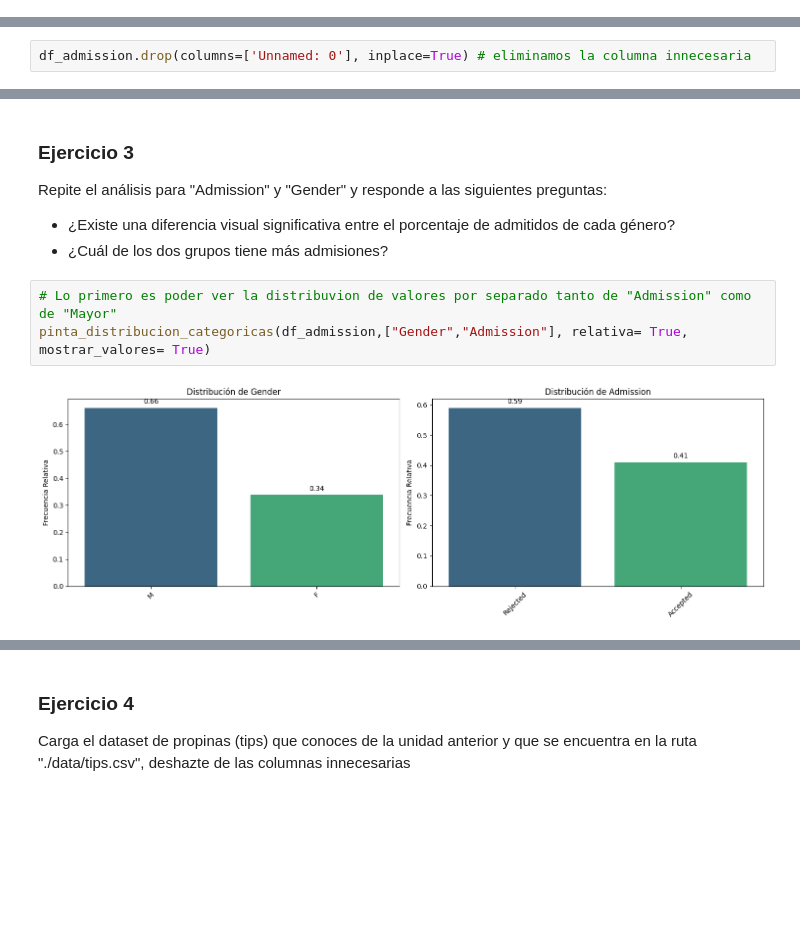
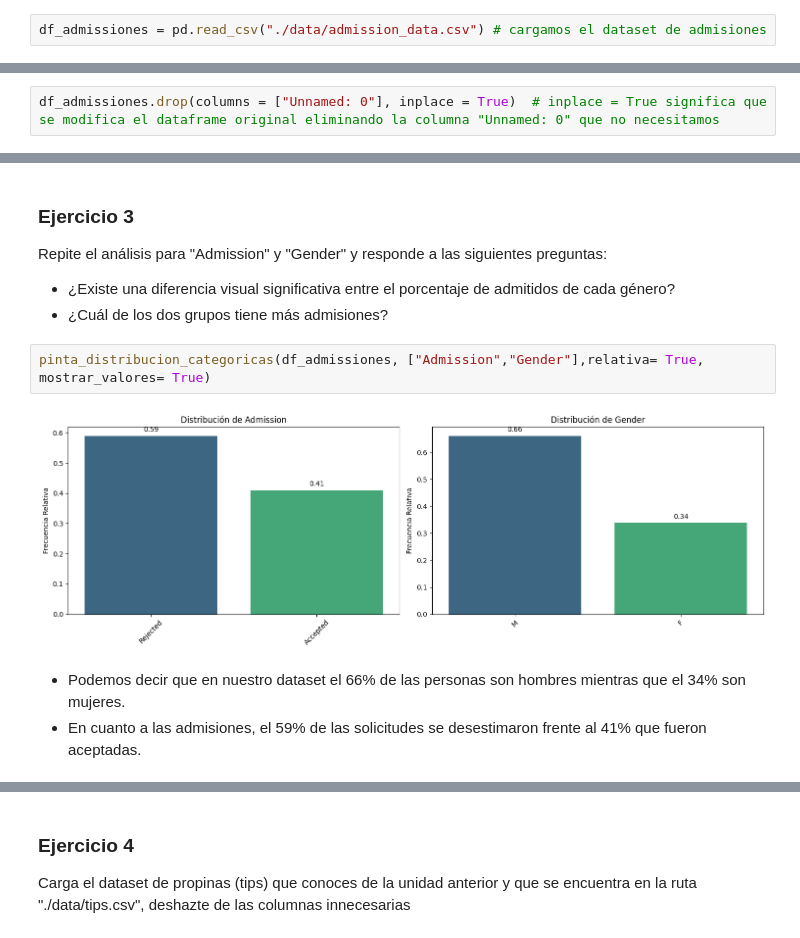
Before and after one commit to CristianZB-dev/MIS_PRACTICAS, a Jupyter notebook: 03_Analisis_de_Datos/Sprint_07/Unidad_02/Ejercicios_Workout/10_Ejercicios_Analisis_Multivariante_I.ipynb, the cells around one changed output, grey strips where cells are left out. Saved outputs shown, nothing was run; the diff lists cells and outputs as text; blank space fills up the shorter version.

```diff
--- a/03_Analisis_de_Datos/Sprint_07/Unidad_02/Ejercicios_Workout/10_Ejercicios_Analisis_Multivariante_I.ipynb
+++ b/03_Analisis_de_Datos/Sprint_07/Unidad_02/Ejercicios_Workout/10_Ejercicios_Analisis_Multivariante_I.ipynb
@@ -39,0 +27,2 @@ df_admission.drop(columns=["Unnamed:0"], inplace=True)
+# %%
+df_admissiones = pd.read_csv("./data/admission_data.csv") # cargamos el dataset de admisiones
@@ -40,2 +38,2 @@ df_admission.drop(columns=["Unnamed:0"], inplace=True)
 # %%
-df_admission.drop(columns=['Unnamed: 0'], inplace=True) # eliminamos la columna innecesaria
+df_admissiones.drop(columns = ["Unnamed: 0"], inplace = True)  # inplace = True significa que se modifica el dataframe original eliminando la columna "Unnamed: 0" que no necesitamos
@@ -77,9 +72,11 @@ En base a los gráaficos que hemos obtenido pordemos sacar las siguientes conclu
 Repite el análisis para "Admission" y "Gender" y responde a las siguientes preguntas:
 * ¿Existe una diferencia visual significativa entre el porcentaje de admitidos de cada género?
 * ¿Cuál de los dos grupos tiene más admisiones?
-# %%
-# Lo primero es poder ver la distribuvion de valores por separado tanto de "Admission" como de "Mayor"
-pinta_distribucion_categoricas(df_admission,["Gender","Admission"], relativa= True, mostrar_valores= True)
-# %% [output]
-[figure, removed]
+# %%
+pinta_distribucion_categoricas(df_admissiones, ["Admission","Gender"],relativa= True, mostrar_valores= True)
+# %% [output]
+[figure, added]
+# %% [markdown]
+* Podemos decir que en nuestro dataset el 66% de las personas son hombres mientras que el 34% son mujeres.
+* En cuanto a las admisiones, el 59% de las solicitudes se desestimaron frente al 41% que fueron aceptadas.
 # %%
```
Also changed, not shown: parts of 58 cells of this notebook.
